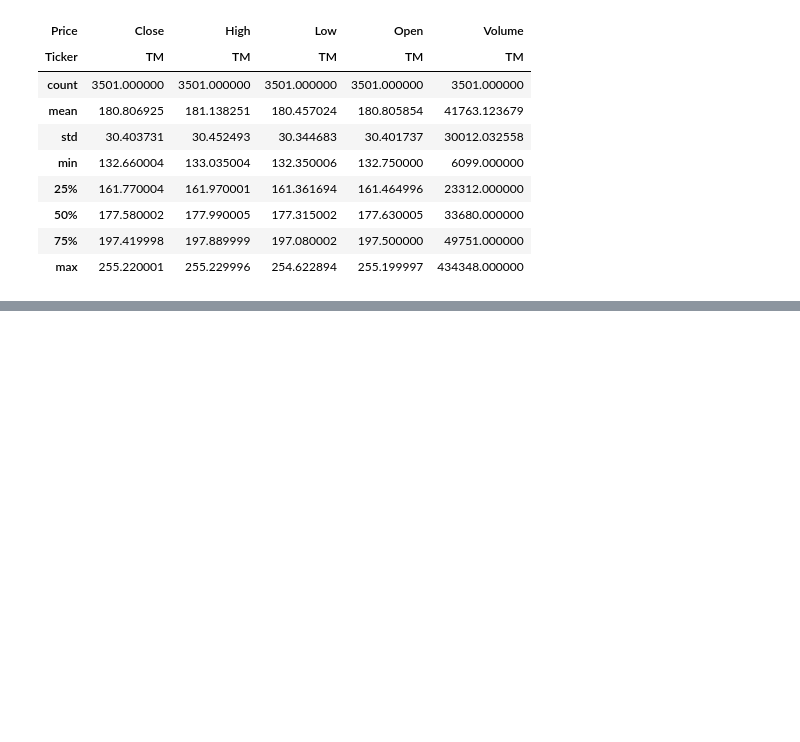
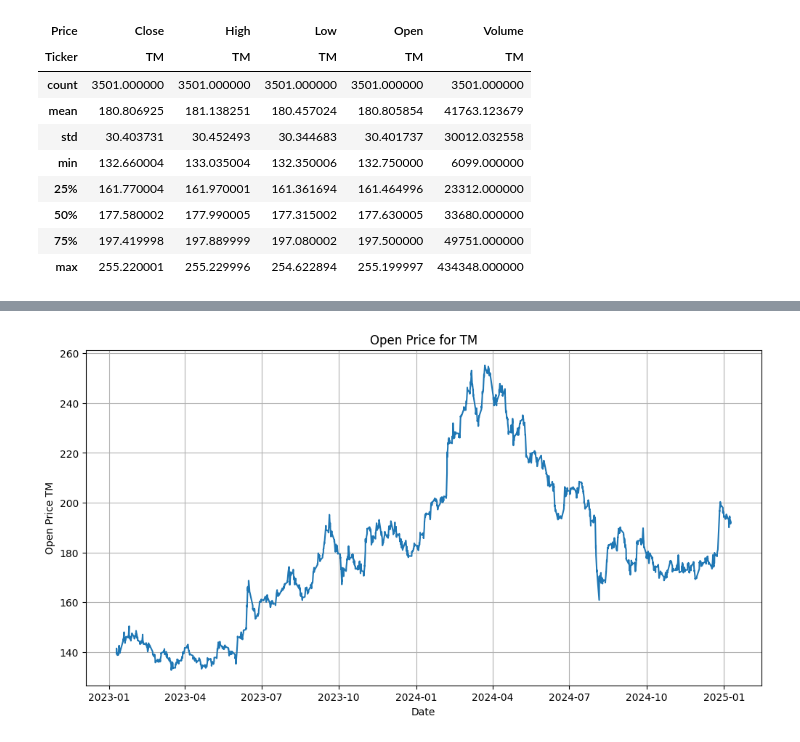
Before and after one commit to surak-alf/STOCK, a Jupyter notebook: notebooks/TM_MEDIUM.ipynb, the cells around one changed output, grey strips where cells are left out. Cells and saved outputs as stored; diff of their text form; code cells hidden in the pictures; blank space fills up the shorter version.

```diff
--- a/notebooks/TM_MEDIUM.ipynb
+++ b/notebooks/TM_MEDIUM.ipynb
@@ -65,0 +95,10 @@ tm_medium_data.describe()
+# %%
+plt.figure(figsize=(12, 6))
+plt.plot(tm_medium_data.index, tm_medium_data['Open'])
+plt.title(f'Open Price for TM')
+plt.xlabel('Date')
+plt.ylabel('Open Price TM')
+plt.grid(True)
+plt.show()
+# %% [output]
+[figure, added]
```
Also changed, not shown: parts of 7 cells of this notebook.
